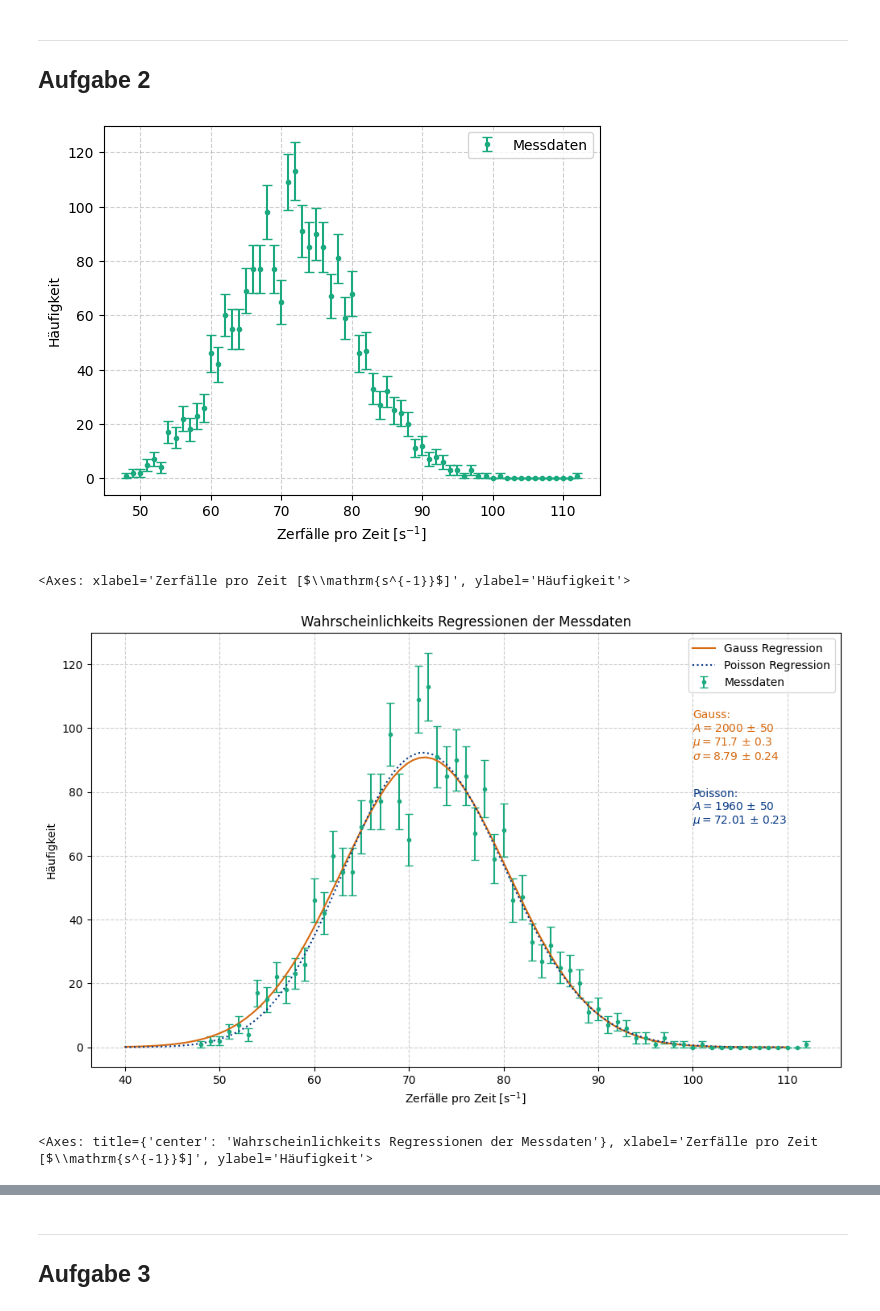
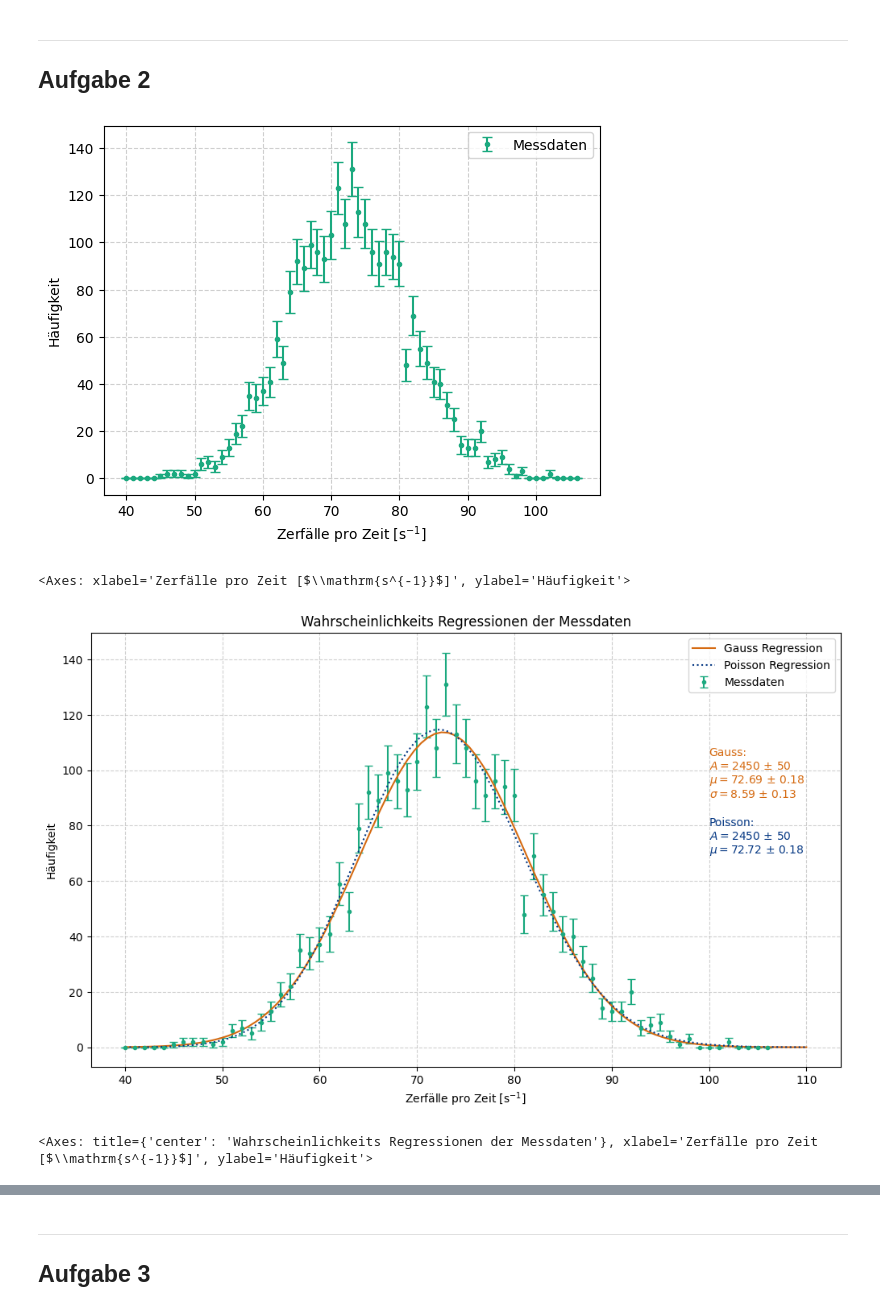
Before and after one commit to FinnZeumer/PAP-2, a Jupyter notebook: Versuche/251/Python/V251.ipynb, the cells around one changed output, grey strips where cells are left out. Saved outputs shown, nothing was run; the diff lists cells and outputs as text; code cells hidden in the pictures.

```diff
--- a/Versuche/251/Python/V251.ipynb
+++ b/Versuche/251/Python/V251.ipynb
@@ -149,26 +250,26 @@ pap.plot_me('Zählcharakteristik', r'Spannung $U_\text{p}$ [V]', 'Ereignisse', f
 
 ## Aufgabe 2
 # %%
-data_file = 'V251JuanundMike.dat'
+data_file = 'A2.txt'
 # %%
 aufgabe = '2a'
 
-decays, counts = np.loadtxt(data_file, unpack=True)
+decays, counts = np.loadtxt(data_file, unpack=True, delimiter=',', skiprows=4)
 err_counts = np.sqrt(counts)
 
 
 plt.errorbar(
     decays,
     counts,
     err_counts,
     fmt='.',
     capsize=3.5,
     label='Messdaten'
     )
 
 pap.plot_me('', r'Zerfälle pro Zeit [$\mathrm{s^{-1}}$]', 'Häufigkeit', f'{plt_save_folder}histo{aufgabe}')
 # %% [output]
-[figure, old version]
+[figure, new version]
 <Axes: xlabel='Zerfälle pro Zeit [$\\mathrm{s^{-1}}$]', ylabel='Häufigkeit'>
 # %%
 def gaussian(x, A, mu, sig): #A: Flaeche der Gaussfunktion
@@ -189,8 +293,5 @@ p0 = [2000, 72], sigma = err_counts[13:-13])
 # %%
 aufgabe = '2b'
-
-decays, counts = np.loadtxt('V251JuanundMike.dat', unpack=True)
-err_counts = np.sqrt(counts)
 
 plt.figure(figsize = (12, 7))
 
@@ -239,7 +340,7 @@ plt.text(100,70,
 
 pap.plot_me('Wahrscheinlichkeits Regressionen der Messdaten', r'Zerfälle pro Zeit [$\mathrm{s^{-1}}$]', 'Häufigkeit', f'{plt_save_folder}histo{aufgabe}')
 # %% [output]
-[figure, old version]
+[figure, new version]
 <Axes: title={'center': 'Wahrscheinlichkeits Regressionen der Messdaten'}, xlabel='Zerfälle pro Zeit [$\\mathrm{s^{-1}}$]', ylabel='Häufigkeit'>
 # %%
 #Gauss:
```
Also changed, not shown: parts of 17 cells of this notebook, 12 other files.
